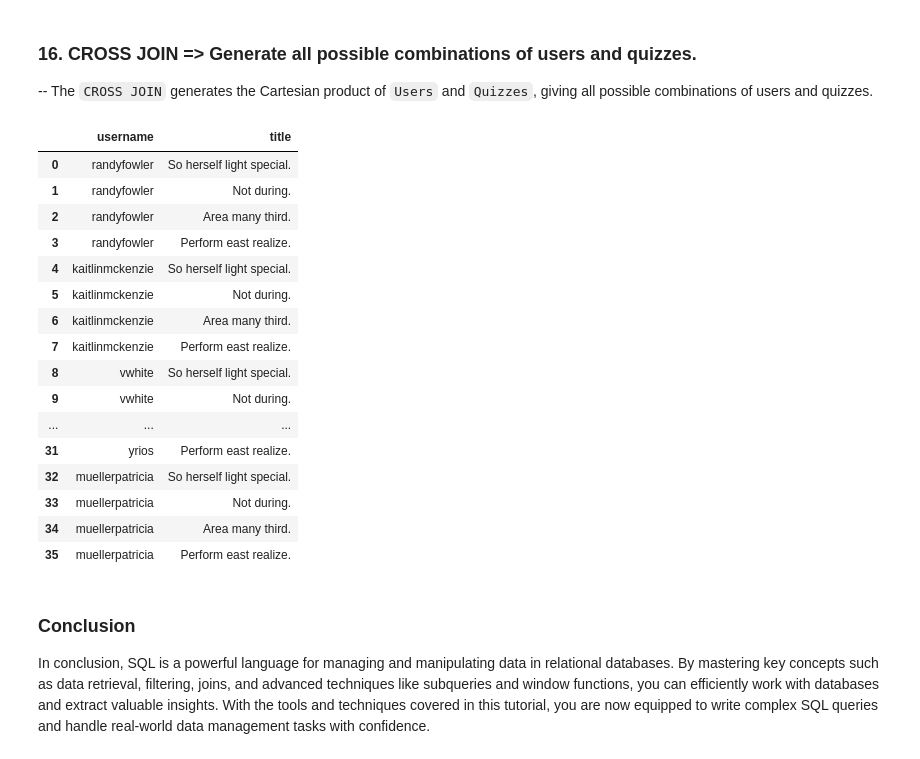
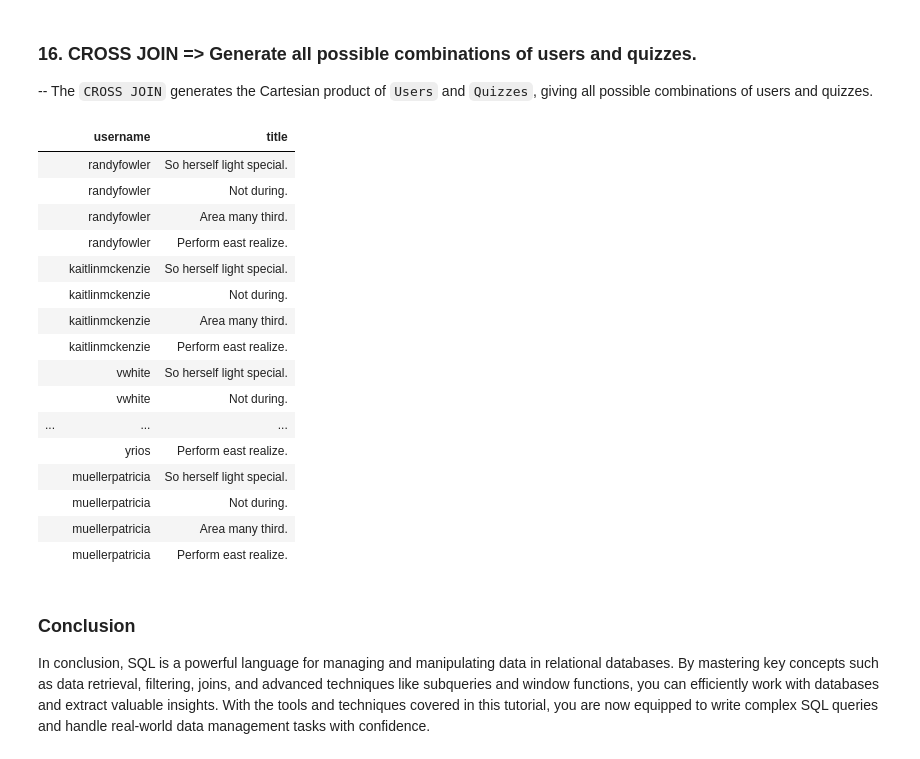
Before and after one commit to kevinvanissa/into-to-sql, a Jupyter notebook: SQL_Queries.ipynb, the cells around one changed output. Cells and saved outputs as stored; diff of their text form; code cells hidden in the pictures.

```diff
--- a/SQL_Queries.ipynb
+++ b/SQL_Queries.ipynb
@@ -383,6 +398,7 @@ AverageScores AS (
 SELECT q.quiz_id, avg_score
 FROM AverageScores q;
 """
-runSQL(query, engine)
+df = runSQL(query, engine)
+hide_index(df)
 # %% [output]
 |  | quiz_id | avg_score |
@@ -398,6 +414,7 @@ query="""
   FROM UserQuizQuestions
   GROUP BY quiz_id, user_id;
 """
-runSQL(query, engine)
+df = runSQL(query, engine)
+hide_index(df)
 # %% [output]
 |  | quiz_id | user_id | total_score |
@@ -421,6 +438,7 @@ query="""
   FROM UserQuizQuestions
   GROUP BY quiz_id
 """
-runSQL(query, engine)
+df = runSQL(query, engine)
+hide_index(df)
 # %% [output]
 |  | quiz_id | total_score |
@@ -459,7 +477,8 @@ query="""
  SELECT 1 FROM Questions WHERE quiz_id = q.quiz_id
 );
 """
-runSQL(query, engine)
+df = runSQL(query, engine)
+hide_index(df)
 # %% [output]
 |  | quiz_id | title |
 # %% [markdown]
@@ -468,28 +487,29 @@ runSQL(query, engine)
 # %%
 query="""
  SELECT u.username, q.title
  FROM Users u
  CROSS JOIN Quizzes q;
 """
-runSQL(query, engine)
+df = runSQL(query, engine)
+hide_index(df)
 # %% [output]
 |  | username | title |
-| 0 | randyfowler | So herself light special. |
-| 1 | randyfowler | Not during. |
-| 2 | randyfowler | Area many third. |
-| 3 | randyfowler | Perform east realize. |
-| 4 | kaitlinmckenzie | So herself light special. |
-| 5 | kaitlinmckenzie | Not during. |
-| 6 | kaitlinmckenzie | Area many third. |
-| 7 | kaitlinmckenzie | Perform east realize. |
-| 8 | vwhite | So herself light special. |
-| 9 | vwhite | Not during. |
+|  | randyfowler | So herself light special. |
+|  | randyfowler | Not during. |
+|  | randyfowler | Area many third. |
+|  | randyfowler | Perform east realize. |
+|  | kaitlinmckenzie | So herself light special. |
+|  | kaitlinmckenzie | Not during. |
+|  | kaitlinmckenzie | Area many third. |
+|  | kaitlinmckenzie | Perform east realize. |
+|  | vwhite | So herself light special. |
+|  | vwhite | Not during. |
 | ... | ... | ... |
-| 31 | yrios | Perform east realize. |
-| 32 | muellerpatricia | So herself light special. |
-| 33 | muellerpatricia | Not during. |
-| 34 | muellerpatricia | Area many third. |
-| 35 | muellerpatricia | Perform east realize. |
+|  | yrios | Perform east realize. |
+|  | muellerpatricia | So herself light special. |
+|  | muellerpatricia | Not during. |
+|  | muellerpatricia | Area many third. |
+|  | muellerpatricia | Perform east realize. |
 # %% [markdown]
 ### Conclusion
 In conclusion, SQL is a powerful language for managing and manipulating data in relational databases. By mastering key concepts such as data retrieval, filtering, joins, and advanced techniques like subqueries and window functions, you can efficiently work with databases and extract valuable insights. With the tools and techniques covered in this tutorial, you are now equipped to write complex SQL queries and handle real-world data management tasks with confidence.
```
Also changed, not shown: parts of 18 cells of this notebook.
